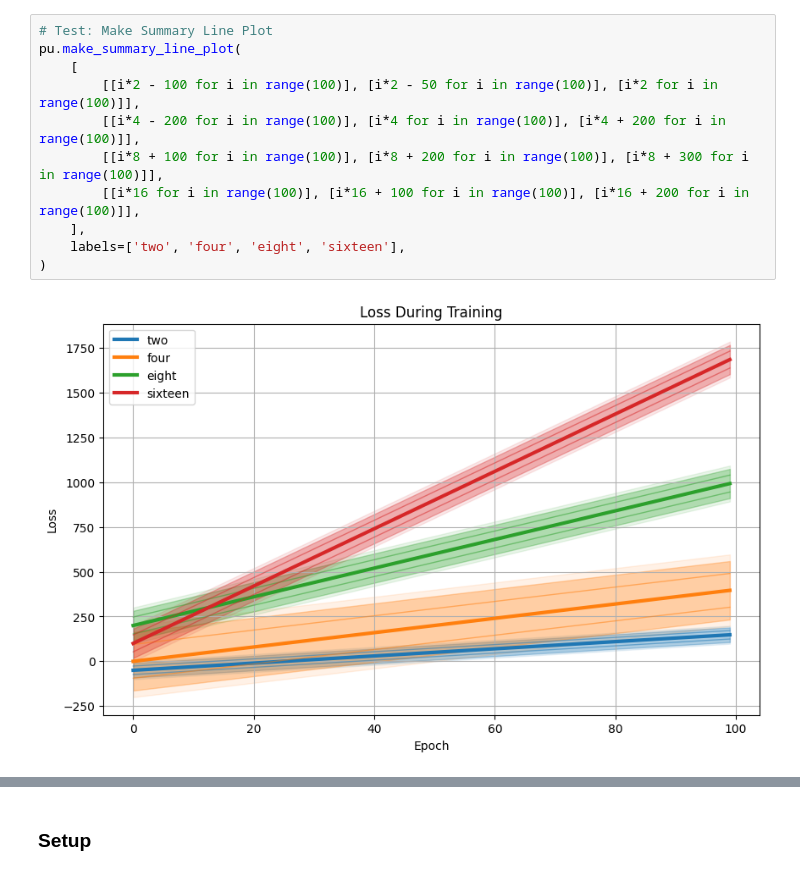
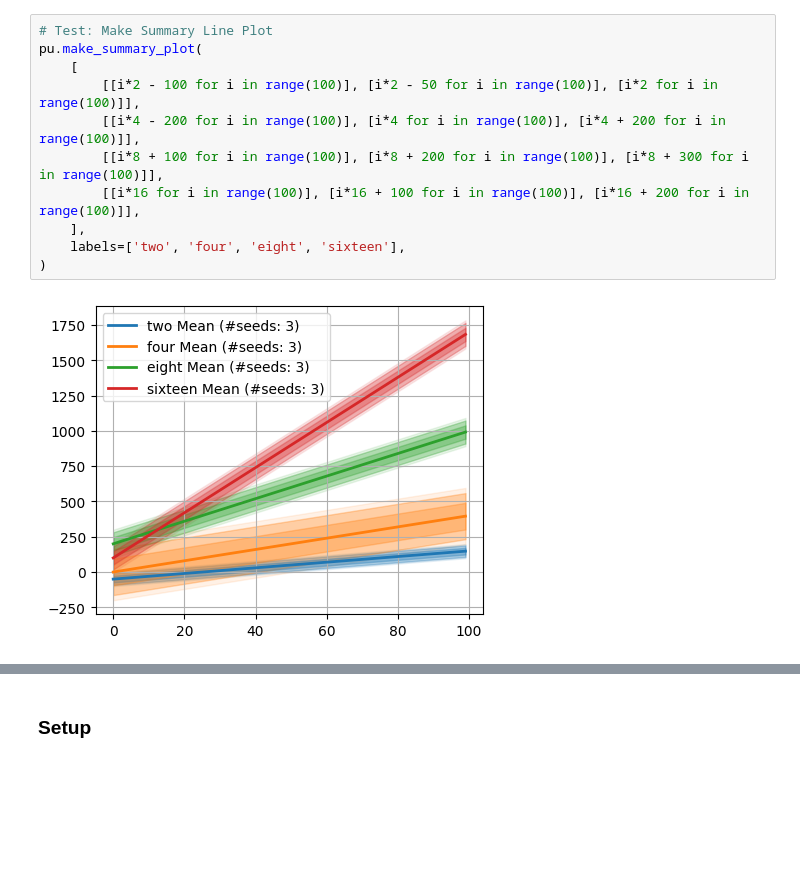
Before and after one commit to drothermel/dr_gen, a Jupyter notebook: notebooks/plot_util_examples.ipynb, the cells around one changed output, grey strips where cells are left out. Drawn from its saved outputs; the diff is of its cells as text; blank space fills up the shorter version.

Commit message:
fixed broken simple plot examples, cleand up pu examples ipynb

```diff
--- a/notebooks/plot_util_examples.ipynb
+++ b/notebooks/plot_util_examples.ipynb
@@ -22,16 +37,16 @@ pu.make_line_plot(
 # %%
 # Test: Make Summary Line Plot
-pu.make_summary_line_plot(
+pu.make_summary_plot(
     [
         [[i*2 - 100 for i in range(100)], [i*2 - 50 for i in range(100)], [i*2 for i in range(100)]],
         [[i*4 - 200 for i in range(100)], [i*4 for i in range(100)], [i*4 + 200 for i in range(100)]],
         [[i*8 + 100 for i in range(100)], [i*8 + 200 for i in range(100)], [i*8 + 300 for i in range(100)]],
         [[i*16 for i in range(100)], [i*16 + 100 for i in range(100)], [i*16 + 200 for i in range(100)]],
     ],
     labels=['two', 'four', 'eight', 'sixteen'],
 )
 # %% [output]
-[figure, old version]
+[figure, new version]
 # %%
 # Test: Make CDF Plot
 pu.make_cdfs_plot(
```
Also changed, not shown: parts of 29 cells of this notebook, 2 other files.
